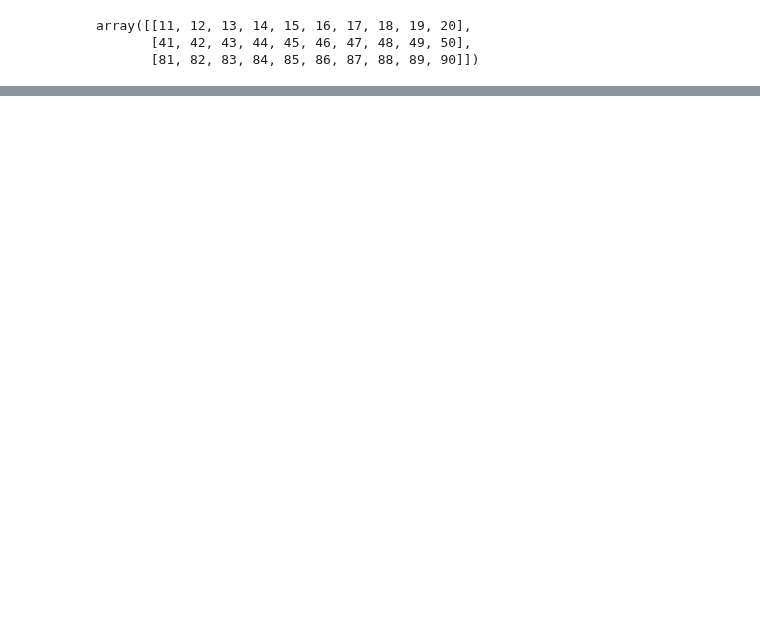
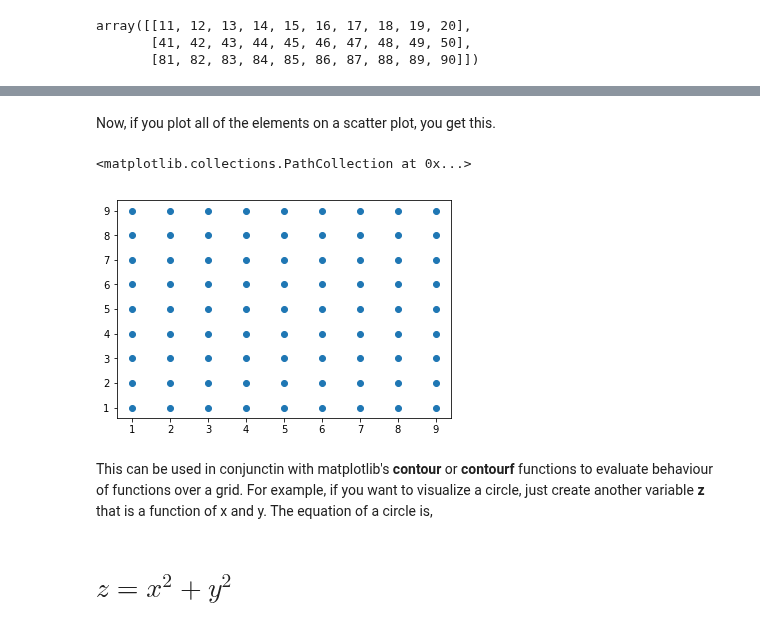
Before and after one commit to hotcode002/Machine-Learning-with-Python, a Jupyter notebook: week_1_python/day_3_numpy/notebooks/numpy.ipynb, the cells around one changed output, grey strips where cells are left out. Drawn from its saved outputs; the diff is of its cells as text; code cells hidden in the pictures; blank space fills up the shorter version.

Commit message:
contour

```diff
--- a/week_1_python/day_3_numpy/notebooks/numpy.ipynb
+++ b/week_1_python/day_3_numpy/notebooks/numpy.ipynb
@@ -440,0 +452,5 @@ array([[11, 12, 13, 14, 15, 16, 17, 18, 19, 20],
+# %%
+import numpy as np
+
+x = np.arange(1,10)
+y = np.arange(1,10)
@@ -440,0 +472,4 @@ array([[11, 12, 13, 14, 15, 16, 17, 18, 19, 20],
+# %%
+xx,yy = np.meshgrid(x,y)
+print(xx)
+print(yy)
@@ -440,0 +495,14 @@ array([[11, 12, 13, 14, 15, 16, 17, 18, 19, 20],
+# %% [markdown]
+Now, if you plot all of the elements on a scatter plot, you get this.
+# %%
+import matplotlib.pyplot as plt
+%matplotlib inline
+
+plt.scatter(xx,yy)
+# %% [output]
+<matplotlib.collections.PathCollection at 0x...>
+[figure, added]
+# %% [markdown]
+This can be used in conjunctin with matplotlib's **contour** or **contourf** functions to evaluate behaviour of functions over a grid. For example, if you want to visualize a circle, just create another variable **z** that is a function of x and y. The equation of a circle is,
+# %% [markdown]
+# $z = x^2 + y^2$
```
Also changed, not shown: parts of 16 cells of this notebook, 4 other files.
